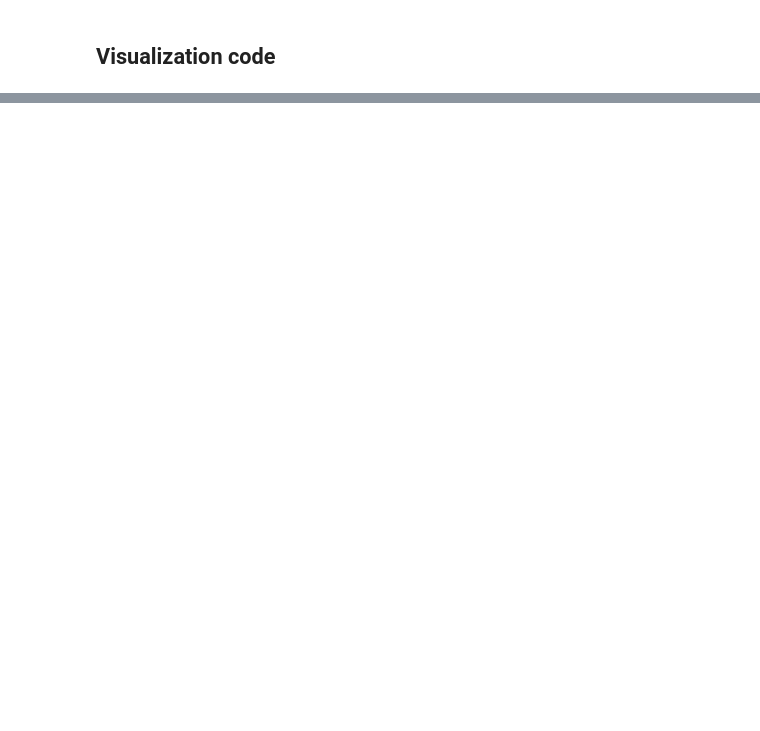
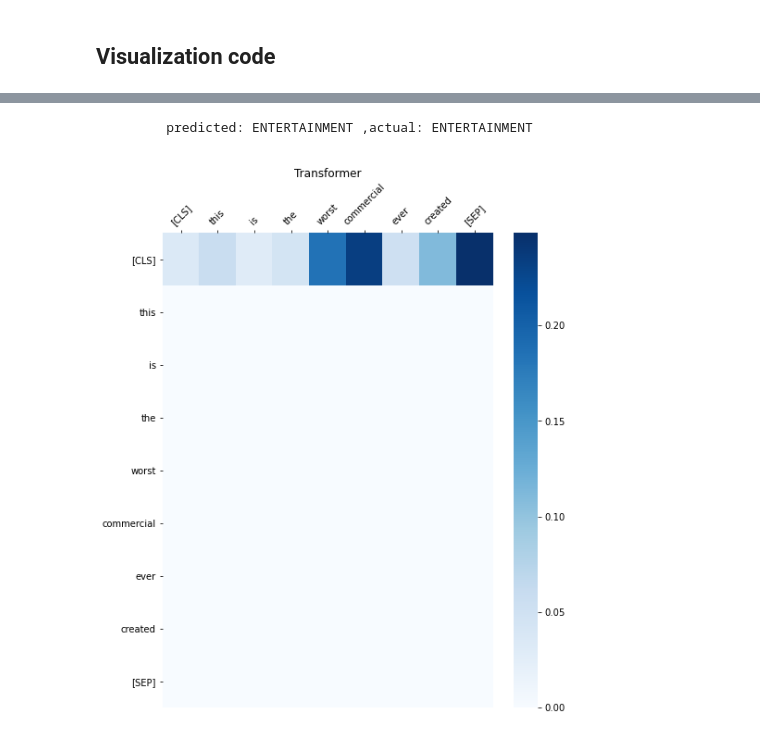
Before and after one commit to fangpinsern/CS4248-Project, a Jupyter notebook: visualizeBert.ipynb, the cells around one changed output, grey strips where cells are left out. Saved outputs shown, nothing was run; the diff lists cells and outputs as text; code cells hidden in the pictures; blank space fills up the shorter version.

```diff
--- a/visualizeBert.ipynb
+++ b/visualizeBert.ipynb
@@ -127,0 +427,25 @@ plt_attentions(get_attentions(attention), tokens)
+# %%
+from proj.data.data import NewsDataset
+# Use idx 0 for good comparison
+# idx = 7011
+transformerDS = NewsDataset(dfs[2], tokenizer=tokenizer)
+toTry = []
+# for idx in toLook[lstIdx:lstIdx+1]:
+for idx in [6155]:
+# for idx in range(6000,6100):
+    (inputIds, attention_mask), label = transformerDS[idx]
+    outputs = tfmer(
+        inputIds.unsqueeze(0),
+        attention_mask=attention_mask.unsqueeze(0)
+    )
+    pred = CATEGORY_SUBSET[torch.argmax(outputs[0].cpu())]
+    actual = category(idx)
+    if pred!=actual:
+        toTry.append(idx)
+    print("         predicted:", CATEGORY_SUBSET[torch.argmax(outputs[0].cpu())],",actual:", category(idx))
+    text = " ".join(transformerDS.tokenize(headline(idx)))
+    attention, tokens = attention_tokens(tfmer, tokenizer, transformerDS.tokenize(headline(idx)))
+    plt_attentions(get_attentions(attention), tokens, title="Transformer")
+# %% [output]
+         predicted: ENTERTAINMENT ,actual: ENTERTAINMENT
+[figure, added]
```
Also changed, not shown: parts of 33 cells of this notebook.
